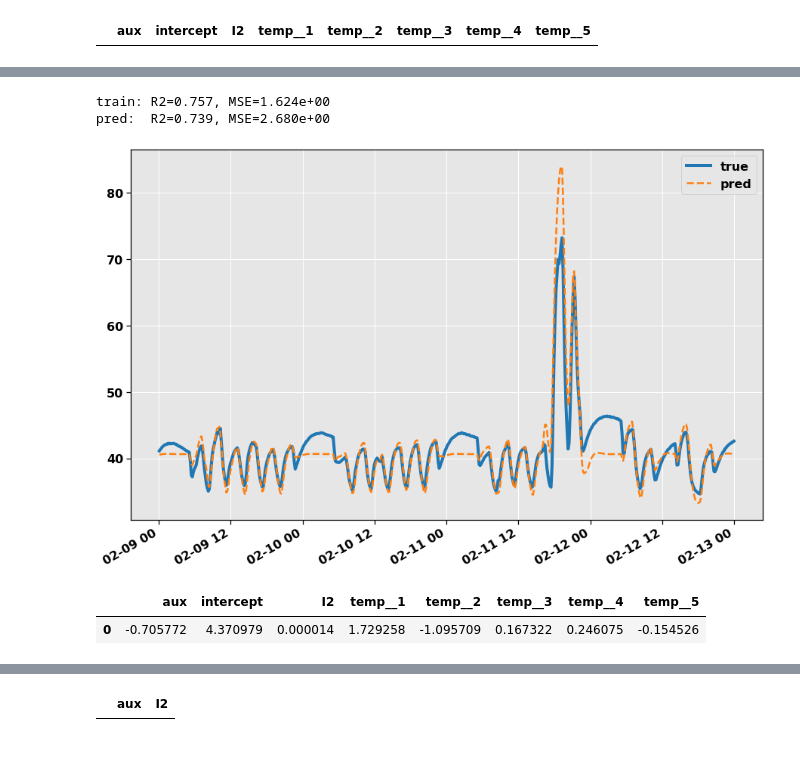
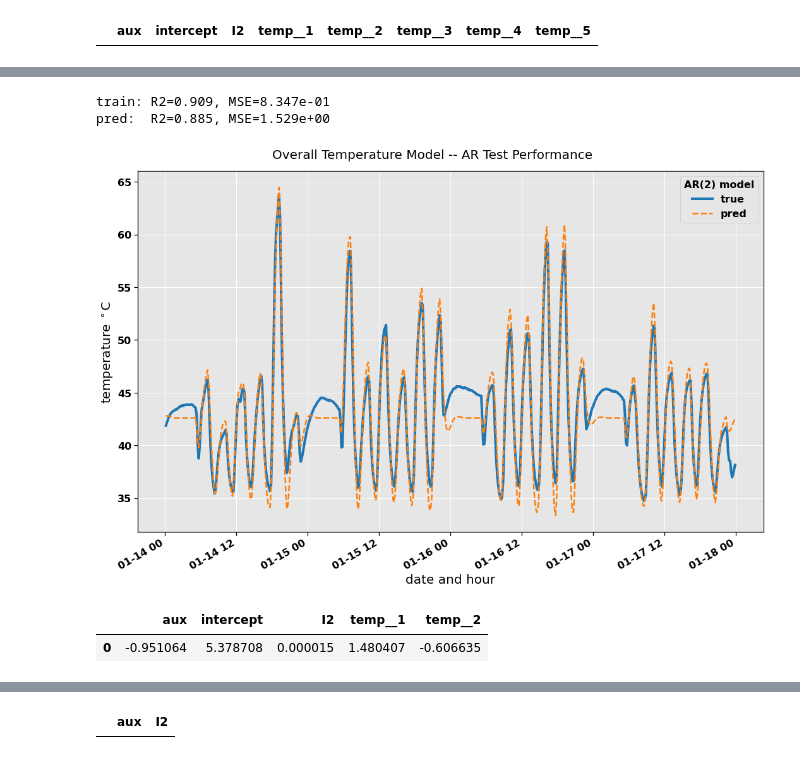
Before and after one commit to fonstelien/FYS-STK4155, a Jupyter notebook: project3/source/project3.ipynb, the cells around one changed output, grey strips where cells are left out. Saved outputs shown, nothing was run; the diff lists cells and outputs as text; code cells hidden in the pictures.

Commit message:
overall results done

```diff
--- a/project3/source/project3.ipynb
+++ b/project3/source/project3.ipynb
@@ -134,48 +191,52 @@ X.head(0)
 # %%
-start='2018-12-15 00:00:00'
+X, y = ar.prep_overall_model_dataset(auxiliaries, current, temperatureX, 2)
+
+start='2018-11-15 00:00:00'
+end='2018-12-15 00:00:00'
+
+X_train, y_train = X[start:end], y[start:end]
+
+start='2019-01-07 00:00:00'
 end='2019-02-01 00:00:00'
 
-start=None
-end='2018-07-01 00:00:00'
-X_train, y_train = X[start:end], y[start:end]
-
-#start='2018-09-27 00:00:00'
-#end='2018-10-04 00:00:00'
-
-start='2019-02-01 00:00:00'
-end='2019-03-01 00:00:00'
 X_test, y_test = X[start:end], y[start:end]
 
 coeffs = ar.ols(X_train, y_train)
 
 t0 = y_train['tempX'][0]
 y_pred = ar.evaluate(coeffs, X_train, t0)
 
 r2 = skl.metrics.r2_score(y_train, y_pred)
 mse = skl.metrics.mean_squared_error(y_train, y_pred)
 print(f'train: R2={r2:.3f}, MSE={mse:.3e}')
 
 t0 = y_test['tempX'][0]
 y_pred = ar.evaluate(coeffs, X_test, t0)
 
 r2 = skl.metrics.r2_score(y_test, y_pred)
 mse = skl.metrics.mean_squared_error(y_test, y_pred)
 print(f'pred:  R2={r2:.3f}, MSE={mse:.3e}')
 
 fig, axes = plt.subplots(nrows=1, ncols=1, figsize=(15,10))
+fig.suptitle('Overall Temperature Model -- AR Test Performance', fontsize=LARGE)
+
 ax = axes
-
-start='2019-02-09 00:00:00'
-end='2019-02-13 00:00:00'
+start='2019-01-14 00:00:00'
+end='2019-01-18 00:00:00'
 y_test[start:end].plot(ax=ax, lw=4)
 y_pred[start:end].plot(ax=ax, lw=2.5, style='--')
+ax.set_ylabel('temperature $^\circ$C', fontsize=LARGE)
+ax.set_xlabel('date and hour', fontsize=LARGE)
 
-ax.legend(['true', 'pred'])
+ax.legend(['true', 'pred'], title='AR(2) model', title_fontsize=MEDIUM)
+
+plt.tight_layout()
 plt.show()
+
 coeffs
 # %% [output]
-train: R2=0.757, MSE=1.624e+00
-pred:  R2=0.739, MSE=2.680e+00
+train: R2=0.909, MSE=8.347e-01
+pred:  R2=0.885, MSE=1.529e+00
-[figure, old version]
+[figure, new version]
-|  | aux | intercept | I2 | temp__1 | temp__2 | temp__3 | temp__4 | temp__5 |
-| 0 | -0.705772 | 4.370979 | 0.000014 | 1.729258 | -1.095709 | 0.167322 | 0.246075 | -0.154526 |
+|  | aux | intercept | I2 | temp__1 | temp__2 |
+| 0 | -0.951064 | 5.378708 | 0.000015 | 1.480407 | -0.606635 |
```
Also changed, not shown: parts of 18 cells of this notebook.
